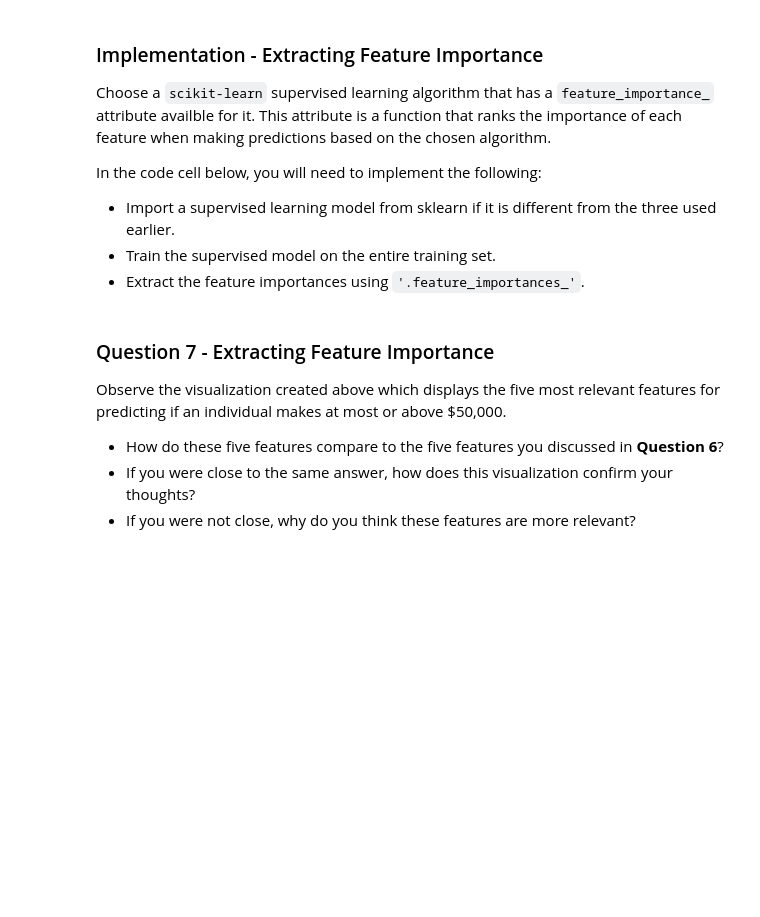
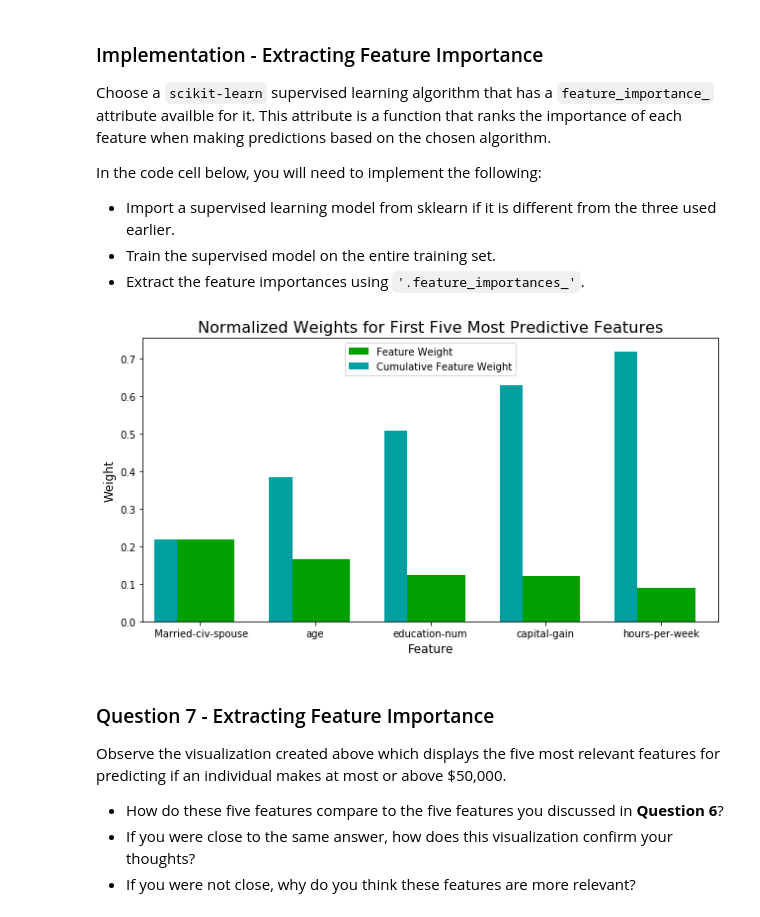
Before and after one commit to dmh2000/udacity, a Jupyter notebook: finding_donors/finding_donors.ipynb, the cells around one changed output. Saved outputs shown, nothing was run; the diff lists cells and outputs as text; code cells hidden in the pictures; blank space fills up the shorter version.

```diff
--- a/finding_donors/finding_donors.ipynb
+++ b/finding_donors/finding_donors.ipynb
@@ -616,17 +637,22 @@ In the code cell below, you will need to implement the following:
  - Train the supervised model on the entire training set.
  - Extract the feature importances using `'.feature_importances_'`.
 # %%
-# TODO: Import a supervised learning model that has 'feature_importances_'
+# Import a supervised learning model that has 'feature_importances_'
+from sklearn.tree import DecisionTreeClassifier
 
 
-# TODO: Train the supervised model on the training set using .fit(X_train, y_train)
-model = None
+# Train the supervised model on the training set using .fit(X_train, y_train)
+model = DecisionTreeClassifier(random_state = 0)
+
+model.fit(X_train,y_train)
 
 # TODO: Extract the feature importances using .feature_importances_
-importances = None
+importances = model.feature_importances_
 
 # Plot
 vs.feature_plot(importances, X_train, y_train)
+# %% [output]
+[figure, added]
 # %% [markdown]
 ### Question 7 - Extracting Feature Importance
 
```
Also changed, not shown: parts of 13 cells of this notebook, 4 other files.
